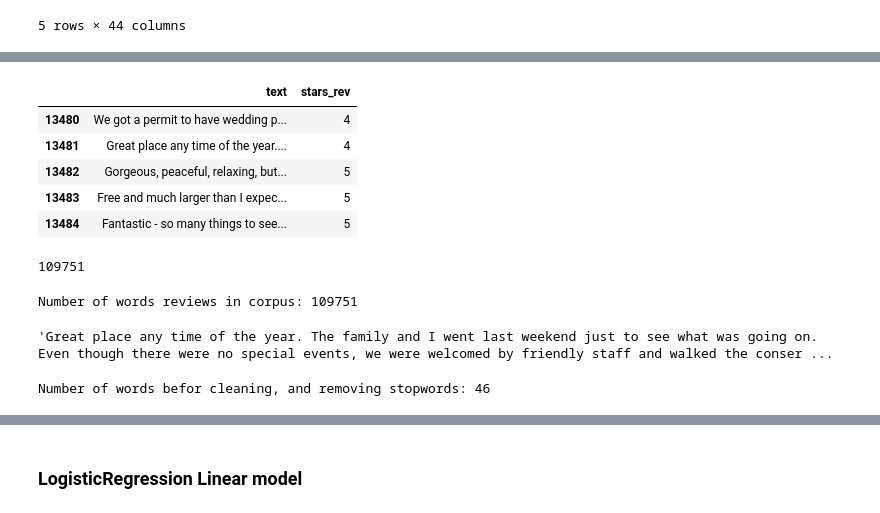
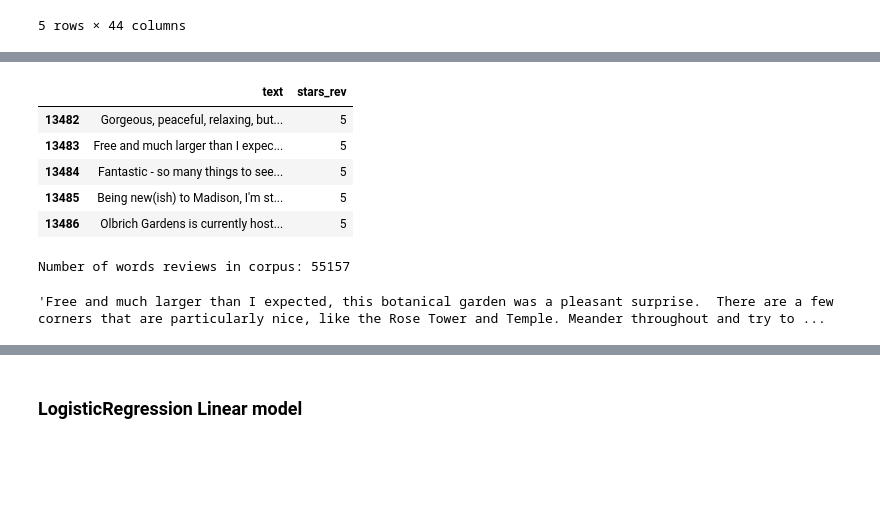
Before and after one commit to Chibuzor44/dsi-capstone, a Jupyter notebook: sage_yelp.ipynb, the cells around one changed output, grey strips where cells are left out. Drawn from its saved outputs; the diff is of its cells as text; code cells hidden in the pictures; blank space fills up the shorter version.

```diff
--- a/sage_yelp.ipynb
+++ b/sage_yelp.ipynb
@@ -136,33 +133,26 @@ memory usage: 1.8+ GB
 #     df = pickle.load(f)
 # %%
 df = df_rev_bus_user[["text", "stars_rev"]][df_rev_bus_user["state"]=="WI"]
+df = df[df.stars_rev.isin([1,5])]
 df.head()
 # %% [output]
 |  | text | stars_rev |
-| 13480 | We got a permit to have wedding p... | 4 |
-| 13481 | Great place any time of the year.... | 4 |
 | 13482 | Gorgeous, peaceful, relaxing, but... | 5 |
 | 13483 | Free and much larger than I expec... | 5 |
 | 13484 | Fantastic - so many things to see... | 5 |
+| 13485 | Being new(ish) to Madison, I'm st... | 5 |
+| 13486 | Olbrich Gardens is currently host... | 5 |
-# %%
-len(df)
-# %% [output]
-109751
 # %%
 
 corpus = df["text"].values
 # %%
 print("Number of words reviews in corpus: {}".format(len(corpus)))
 # %% [output]
-Number of words reviews in corpus: 109751
+Number of words reviews in corpus: 55157
 # %%
 corpus[1]
 # %% [output]
-'Great place any time of the year. The family and I went last weekend just to see what was going on.  Even though there were no special events, we were welcomed by friendly staff and walked the conser ...
+'Free and much larger than I expected, this botanical garden was a pleasant surprise.  There are a few corners that are particularly nice, like the Rose Tower and Temple. Meander throughout and try to ...
-# %%
-print("Number of words befor cleaning, and removing stopwords: {}".format(len(corpus[3].split())))
-# %% [output]
-Number of words befor cleaning, and removing stopwords: 46
 # %%
 # nltk.download('stopwords')
 # nltk.download('wordnet')
```
Also changed, not shown: parts of 16 cells of this notebook.
